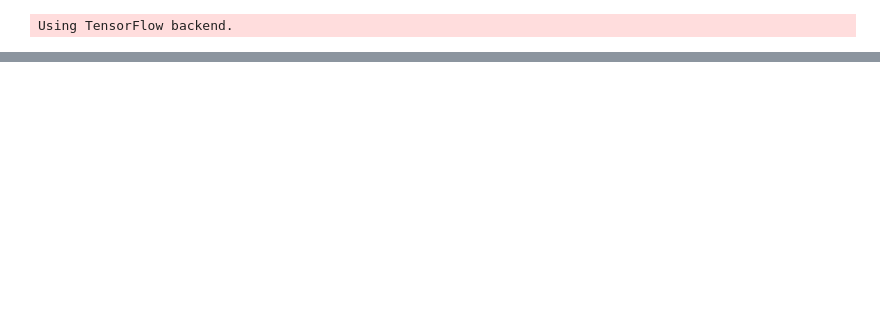
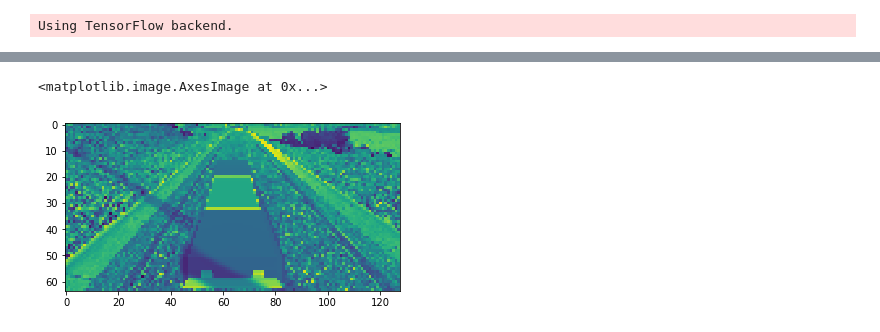
Before and after one commit to ManavShahWasTaken/SelfDrivingResearch, a Jupyter notebook: AgentFiles/DQNAgent.ipynb, the cells around one changed output, grey strips where cells are left out. Cells and saved outputs as stored; diff of their text form; code cells hidden in the pictures; blank space fills up the shorter version.

```diff
--- a/AgentFiles/DQNAgent.ipynb
+++ b/AgentFiles/DQNAgent.ipynb
@@ -733,0 +707,5 @@ plt.imshow(f[2])
+# %%
+plt.imshow(f[3])
+# %% [output]
+<matplotlib.image.AxesImage at 0x...>
+[figure, added]
```
Also changed, not shown: parts of 12 cells of this notebook, 24 other files.
